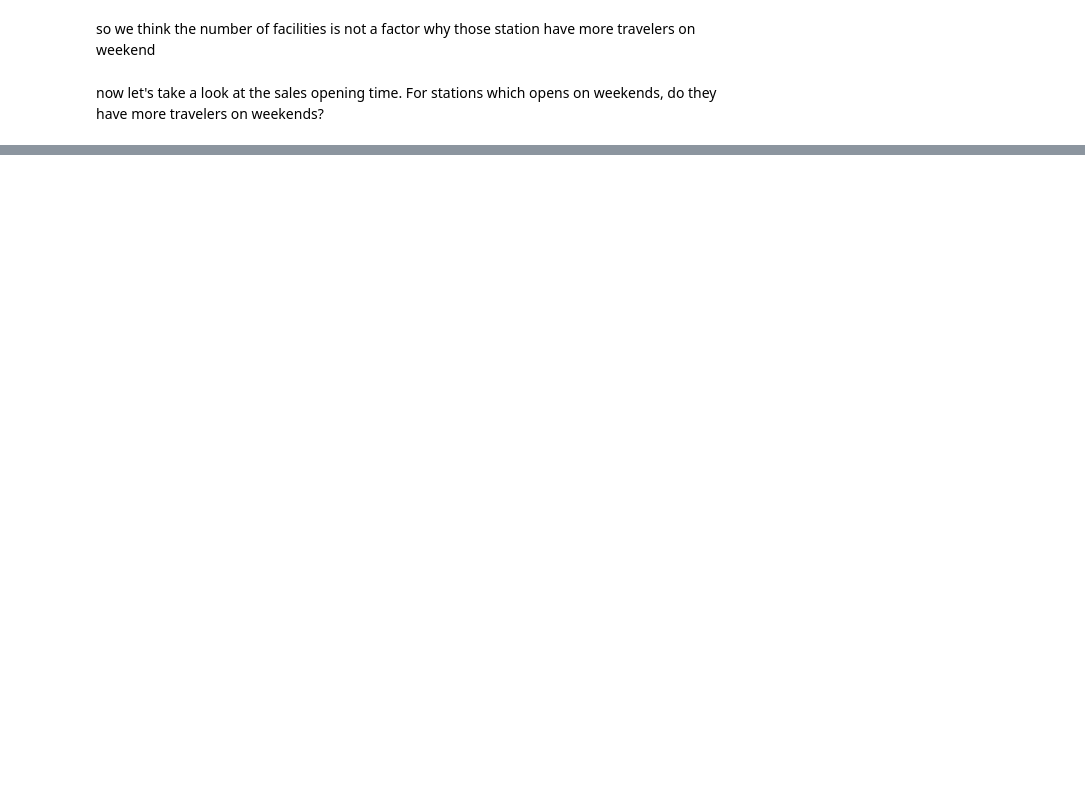
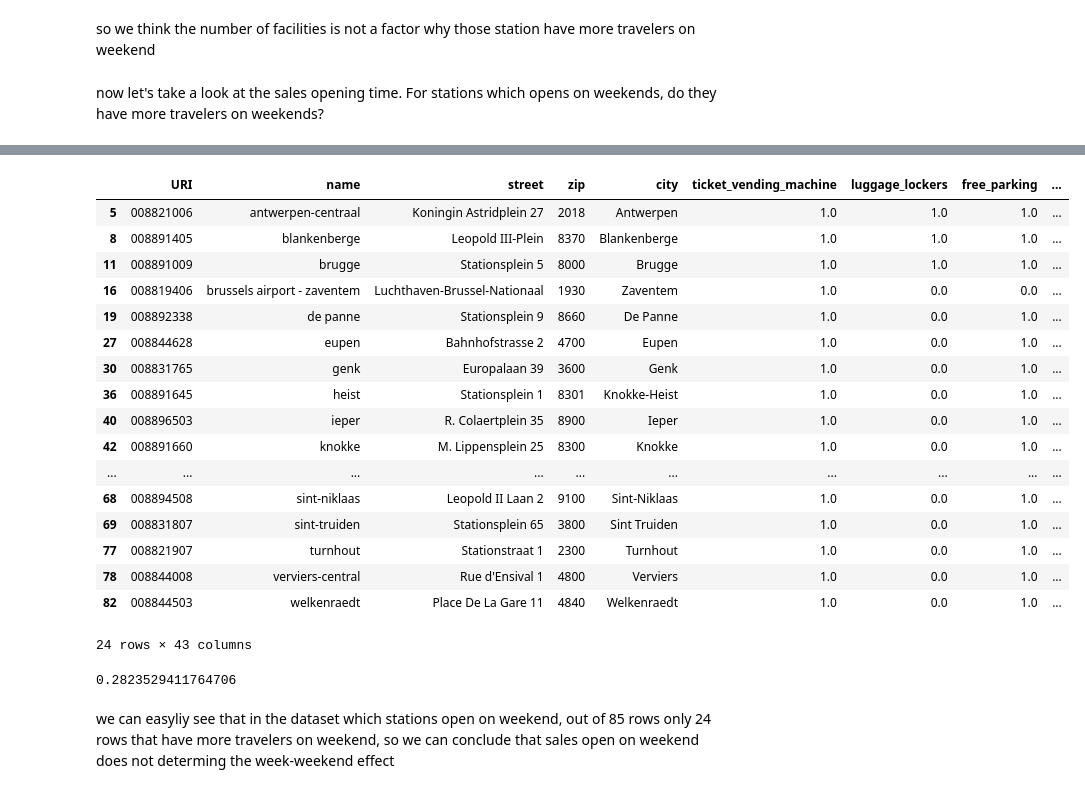
Before and after one commit to Seoyangsam/ACRM, a Jupyter notebook: src/Q21.ipynb, the cells around one changed output, grey strips where cells are left out. Drawn from its saved outputs; the diff is of its cells as text; code cells hidden in the pictures; blank space fills up the shorter version.

```diff
--- a/src/Q21.ipynb
+++ b/src/Q21.ipynb
@@ -17,3 +20,3 @@ data.travelers.head()
 # %%
-data.travelers = data.travelers[data.travelers['sunday'] + data.travelers['saturday'] > data.travelers['week']]
+travelers = data.travelers[data.travelers['sunday'] + data.travelers['saturday'] > data.travelers['week']]
 # %%
@@ -109,4 +229,4 @@ data.travelers
 # %%
-facilities = facilities.merge(data.travelers, on='name')
+facilities = facilities.merge(travelers, on='name')
 # %%
 facilities
@@ -113,2 +247,30 @@ facilities
 # %%
-data.travelers = data.travelers[data.travelers['sunday'] + data.travelers['saturday'] > data.travelers['week']]
+facilities = facilities[facilities['sunday'] + facilities['saturday'] > facilities['week']]
+# %%
+facilities
+# %% [output]
+|  | URI | name | street | zip | city | ticket_vending_machine | luggage_lockers | free_parking | ... |
+| 5 | 008821006 | antwerpen-centraal | Koningin Astridplein 27 | 2018 | Antwerpen | 1.0 | 1.0 | 1.0 | ... |
+| 8 | 008891405 | blankenberge | Leopold III-Plein | 8370 | Blankenberge | 1.0 | 1.0 | 1.0 | ... |
+| 11 | 008891009 | brugge | Stationsplein 5 | 8000 | Brugge | 1.0 | 1.0 | 1.0 | ... |
+| 16 | 008819406 | brussels airport - zaventem | Luchthaven-Brussel-Nationaal | 1930 | Zaventem | 1.0 | 0.0 | 0.0 | ... |
+| 19 | 008892338 | de panne | Stationsplein 9 | 8660 | De Panne | 1.0 | 0.0 | 1.0 | ... |
+| 27 | 008844628 | eupen | Bahnhofstrasse 2 | 4700 | Eupen | 1.0 | 0.0 | 1.0 | ... |
+| 30 | 008831765 | genk | Europalaan 39 | 3600 | Genk | 1.0 | 0.0 | 1.0 | ... |
+| 36 | 008891645 | heist | Stationsplein 1 | 8301 | Knokke-Heist | 1.0 | 0.0 | 1.0 | ... |
+| 40 | 008896503 | ieper | R. Colaertplein 35 | 8900 | Ieper | 1.0 | 0.0 | 1.0 | ... |
+| 42 | 008891660 | knokke | M. Lippensplein 25 | 8300 | Knokke | 1.0 | 0.0 | 1.0 | ... |
+| ... | ... | ... | ... | ... | ... | ... | ... | ... | ... |
+| 68 | 008894508 | sint-niklaas | Leopold II Laan 2 | 9100 | Sint-Niklaas | 1.0 | 0.0 | 1.0 | ... |
+| 69 | 008831807 | sint-truiden | Stationsplein 65 | 3800 | Sint Truiden | 1.0 | 0.0 | 1.0 | ... |
+| 77 | 008821907 | turnhout | Stationstraat 1 | 2300 | Turnhout | 1.0 | 0.0 | 1.0 | ... |
+| 78 | 008844008 | verviers-central | Rue d'Ensival 1 | 4800 | Verviers | 1.0 | 0.0 | 1.0 | ... |
+| 82 | 008844503 | welkenraedt | Place De La Gare 11 | 4840 | Welkenraedt | 1.0 | 0.0 | 1.0 | ... |
+24 rows × 43 columns
+# %%
+ratio = 24/85
+print(ratio)
+# %% [output]
+0.2823529411764706
+# %% [markdown]
+we can easyliy see that in the dataset which stations open on weekend, out of 85 rows only 24 rows that have more travelers on weekend, so we can conclude that sales open on weekend does not determing the week-weekend effect
```
Also changed, not shown: parts of 21 cells of this notebook, 1 other file.
